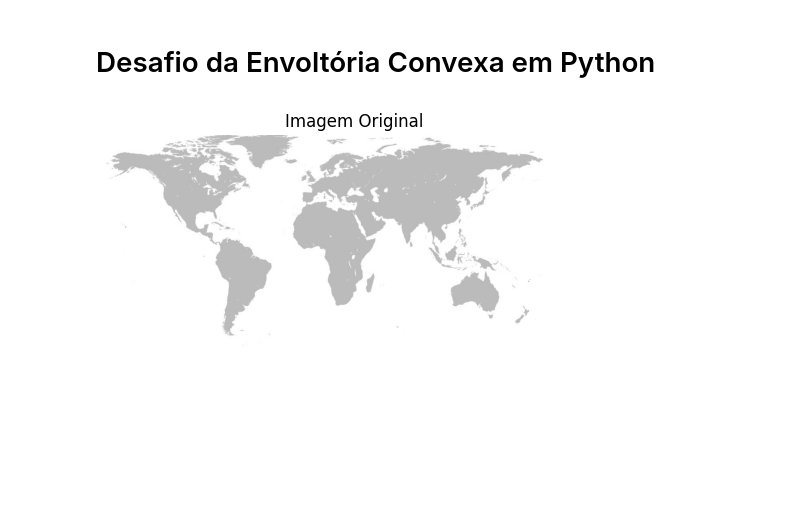
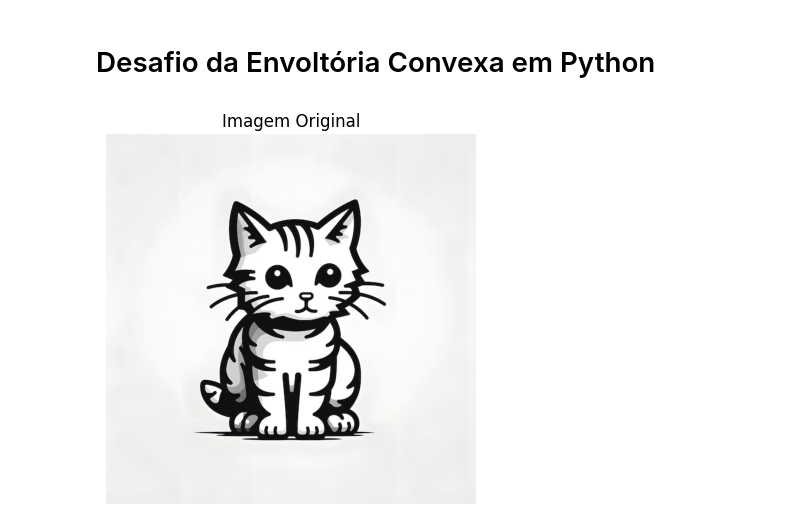
Before and after one commit to Danielcmc100/Envolt-ria-Convexa, a Jupyter notebook: Desafio_Envoltoria_Convexa.ipynb, the cells around one changed output. Drawn from its saved outputs; the diff is of its cells as text; code cells hidden in the pictures; blank space fills up the shorter version.

```diff
--- a/Desafio_Envoltoria_Convexa.ipynb
+++ b/Desafio_Envoltoria_Convexa.ipynb
@@ -3,23 +3,23 @@
 # %%
 import cv2
 import numpy as np
 import matplotlib.pyplot as plt
 # from google.colab import files
 
 # Para abrir uma imagem do seu computador no Google Colab, você pode usar a biblioteca files que o Google Colab fornece
 # uploaded = files.upload()
 
 # Depois de fazer o upload da imagem, você pode usar o nome do arquivo para acessá-la
 # Leitura da imagem de entrada
-src = cv2.imread("sample.jpg", 1)
+src = cv2.imread("image copy 3.png", 1)
 
 # Exiba a imagem original
 plt.imshow(cv2.cvtColor(src, cv2.COLOR_BGR2RGB))
 plt.title('Imagem Original')
 plt.axis('off')
 plt.show()
 # %% [output]
-[figure, old version]
+[figure, new version]
 # %%
 # Conversão da imagem para escala de cinza
 # [INSIRA O SEU BLOCO DE CÓDIGO AQUI]
```
Also changed, not shown: parts of 5 cells of this notebook, 2 other files.
